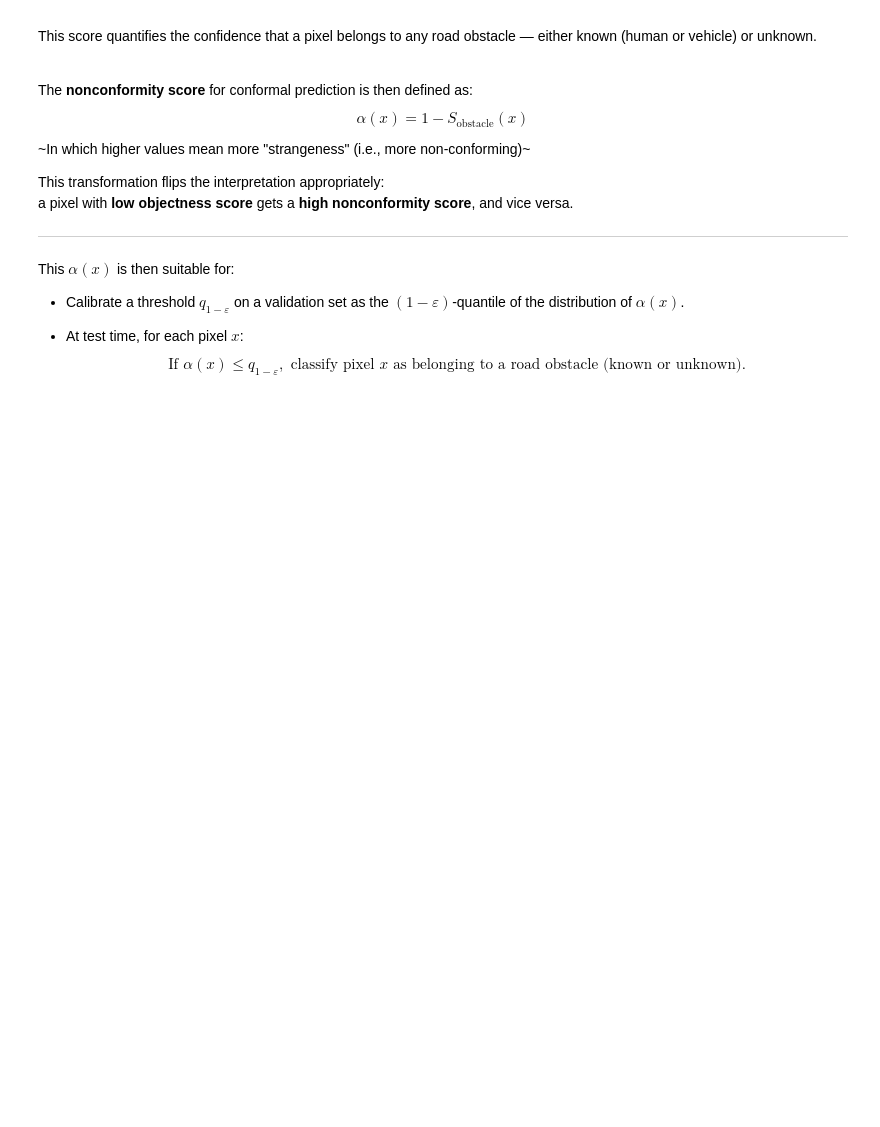
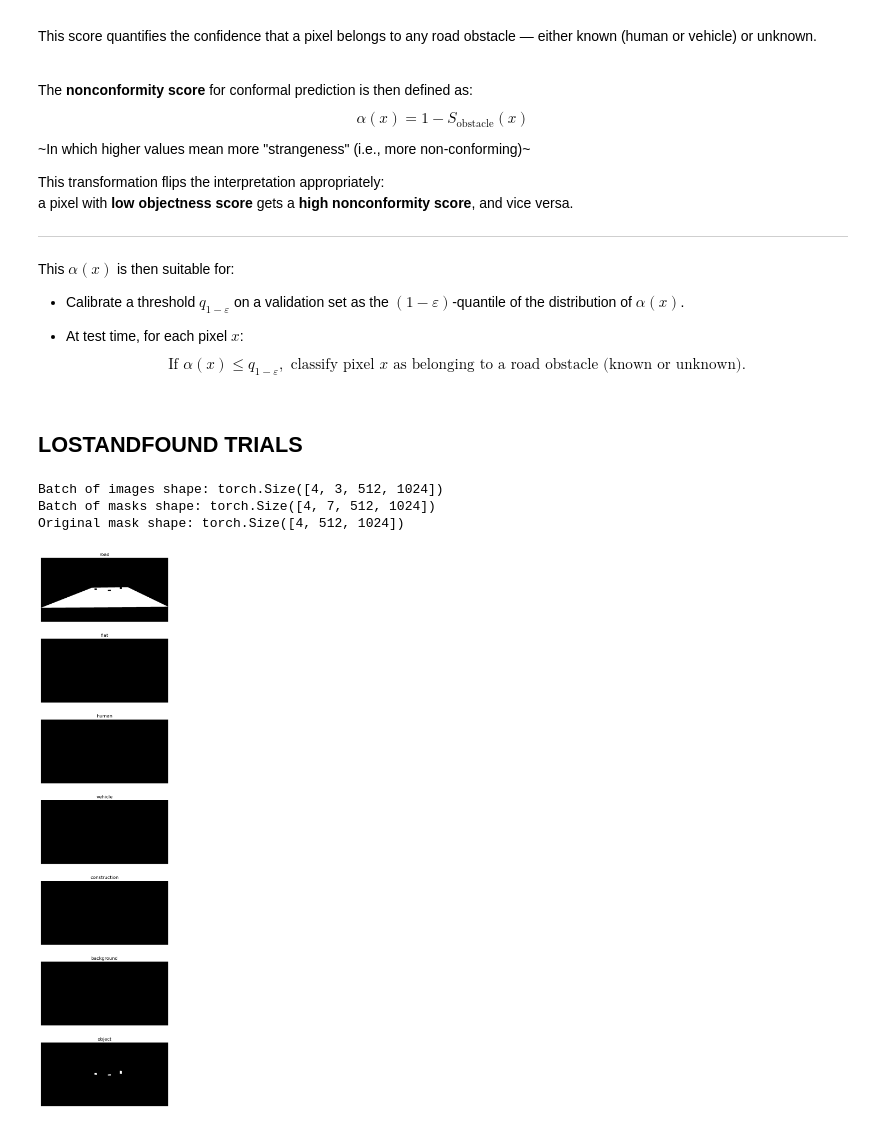
Before and after one commit to DaniPet02/CV-hw, a Jupyter notebook: src/model.ipynb, the cells around one changed output. Drawn from its saved outputs; the diff is of its cells as text; code cells hidden in the pictures; blank space fills up the shorter version.

```diff
--- a/src/model.ipynb
+++ b/src/model.ipynb
@@ -1393,3 +1393,5 @@ This $\alpha(x)$ is then suitable for:
 $$
 \text{If } \alpha(x) \leq q_{1-\varepsilon}, \text{ classify pixel } x \text{ as belonging to a road obstacle (known or unknown).}
 $$
+# %% [markdown]
+## LOSTANDFOUND TRIALS
@@ -1395,0 +1437,22 @@ $$
+# %%
+train_set = LostAndFoundTrainEvalDataset(relative_path + 'lostandfound_f/img/train', relative_path + 'lostandfound_f/mask/train')
+
+batch_size = 4
+
+train_loader = DataLoader(train_set, batch_size=batch_size, shuffle=True, drop_last=True)
+
+for imgs, masks, original_mask in train_loader:
+    print("Batch of images shape:", imgs.shape)  # Should be [B, 3, H, W]
+    print("Batch of masks shape:", masks.shape)  # Should be [B, 7, H, W]
+    print("Original mask shape:", original_mask.shape)  # Should be [B, H, W]
+    break  # Just to check the first batch
+# %% [output]
+Batch of images shape: torch.Size([4, 3, 512, 1024])
+Batch of masks shape: torch.Size([4, 7, 512, 1024])
+Original mask shape: torch.Size([4, 512, 1024])
+# %%
+img, mask, orig_mask = train_set[370]
+
+visualize_one_hot_vertical(mask, class_names=class_names_7)
+# %% [output]
+[figure, added]
```
Also changed, not shown: parts of 8 cells of this notebook.
